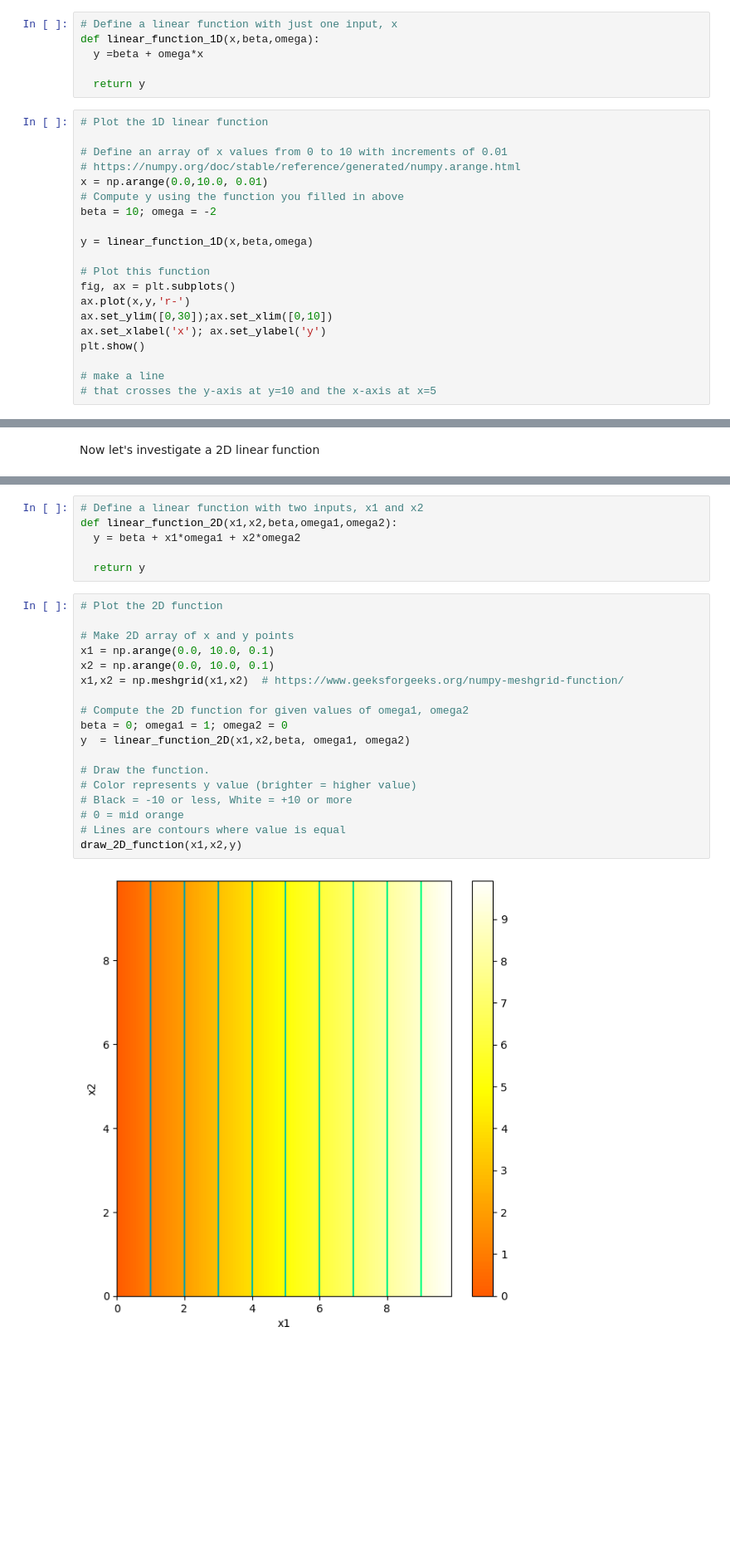
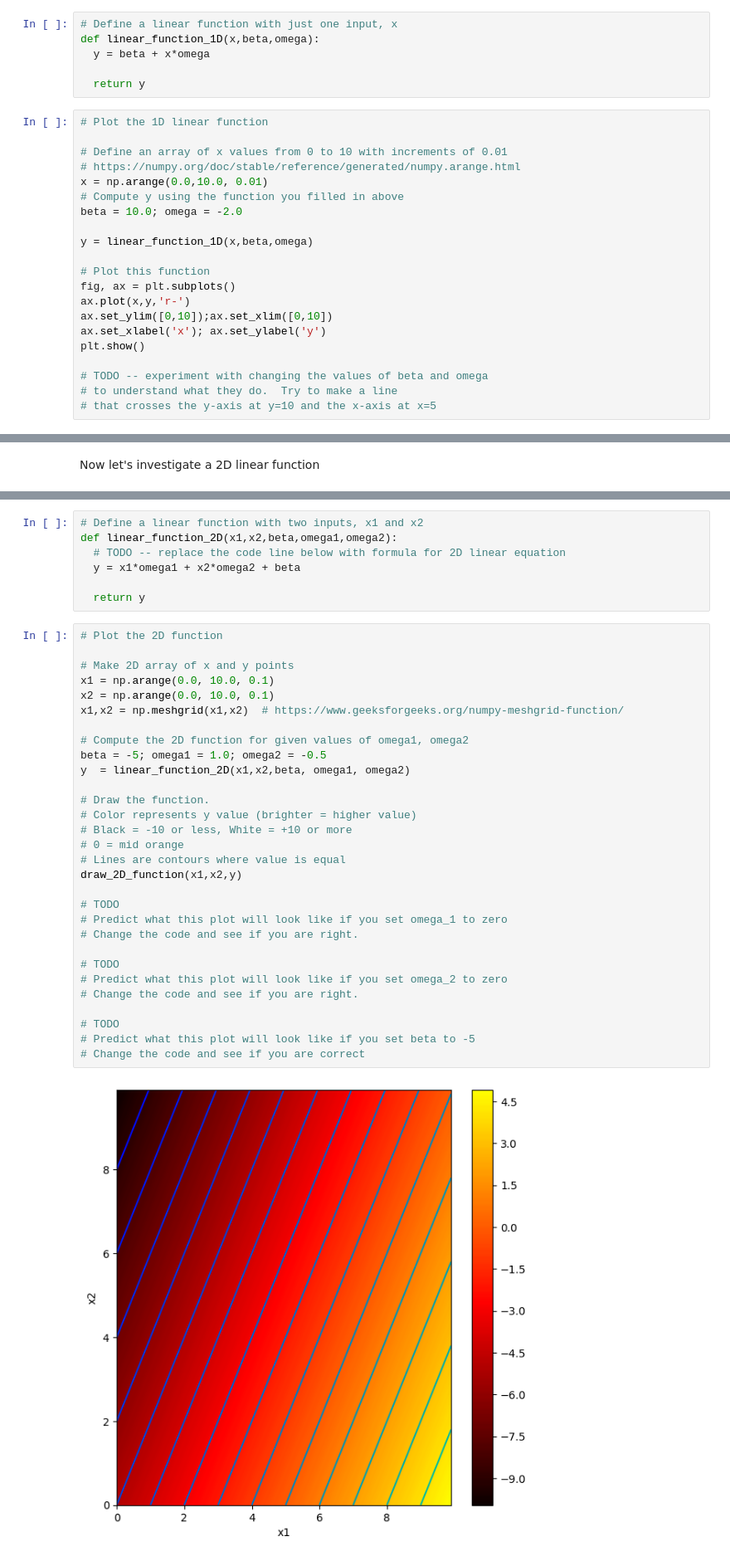
Before and after one commit to AddisonBiaggi/UnderstandingDeepLearning, a Jupyter notebook: Notebooks/Chap01/1_1_BackgroundMathematics.ipynb, the cells around one changed output, grey strips where cells are left out. Shown at 83% size. Cells and saved outputs as stored; diff of their text form; blank space fills up the shorter version.

```diff
--- a/Notebooks/Chap01/1_1_BackgroundMathematics.ipynb
+++ b/Notebooks/Chap01/1_1_BackgroundMathematics.ipynb
@@ -25,7 +25,7 @@ Any other functions are by definition **non-linear**.
 # %%
 # Define a linear function with just one input, x
 def linear_function_1D(x,beta,omega):
-  y =beta + omega*x
+  y = beta + x*omega
 
   return y
 # %%
@@ -35,17 +35,18 @@ def linear_function_1D(x,beta,omega):
 # https://numpy.org/doc/stable/reference/generated/numpy.arange.html
 x = np.arange(0.0,10.0, 0.01)
 # Compute y using the function you filled in above
-beta = 10; omega = -2
+beta = 10.0; omega = -2.0
 
 y = linear_function_1D(x,beta,omega)
 
 # Plot this function
 fig, ax = plt.subplots()
 ax.plot(x,y,'r-')
-ax.set_ylim([0,30]);ax.set_xlim([0,10])
+ax.set_ylim([0,10]);ax.set_xlim([0,10])
 ax.set_xlabel('x'); ax.set_ylabel('y')
 plt.show()
 
-# make a line
+# TODO -- experiment with changing the values of beta and omega
+# to understand what they do.  Try to make a line
 # that crosses the y-axis at y=10 and the x-axis at x=5
 # %% [output]
@@ -66,29 +67,42 @@ def draw_2D_function(x1_mesh, x2_mesh, y):
 # %%
 # Define a linear function with two inputs, x1 and x2
 def linear_function_2D(x1,x2,beta,omega1,omega2):
-  y = beta + x1*omega1 + x2*omega2
+  # TODO -- replace the code line below with formula for 2D linear equation
+  y = x1*omega1 + x2*omega2 + beta
 
   return y
 # %%
 # Plot the 2D function
 
 # Make 2D array of x and y points
 x1 = np.arange(0.0, 10.0, 0.1)
 x2 = np.arange(0.0, 10.0, 0.1)
 x1,x2 = np.meshgrid(x1,x2)  # https://www.geeksforgeeks.org/numpy-meshgrid-function/
 
 # Compute the 2D function for given values of omega1, omega2
-beta = 0; omega1 = 1; omega2 = 0
+beta = -5; omega1 = 1.0; omega2 = -0.5
 y  = linear_function_2D(x1,x2,beta, omega1, omega2)
 
 # Draw the function.
 # Color represents y value (brighter = higher value)
 # Black = -10 or less, White = +10 or more
 # 0 = mid orange
 # Lines are contours where value is equal
 draw_2D_function(x1,x2,y)
+
+# TODO
+# Predict what this plot will look like if you set omega_1 to zero
+# Change the code and see if you are right.
+
+# TODO
+# Predict what this plot will look like if you set omega_2 to zero
+# Change the code and see if you are right.
+
+# TODO
+# Predict what this plot will look like if you set beta to -5
+# Change the code and see if you are correct
 # %% [output]
-[figure, old version]
+[figure, new version]
 # %% [markdown]
 Often we will want to compute many linear functions at the same time.  For example, we might have three inputs, $x_1$, $x_2$, and $x_3$ and want to compute two linear functions giving $y_1$ and $y_2$. Of course, we could do this by just running each equation separately,<br><br>
 
```
Also changed, not shown: parts of 11 cells of this notebook.
